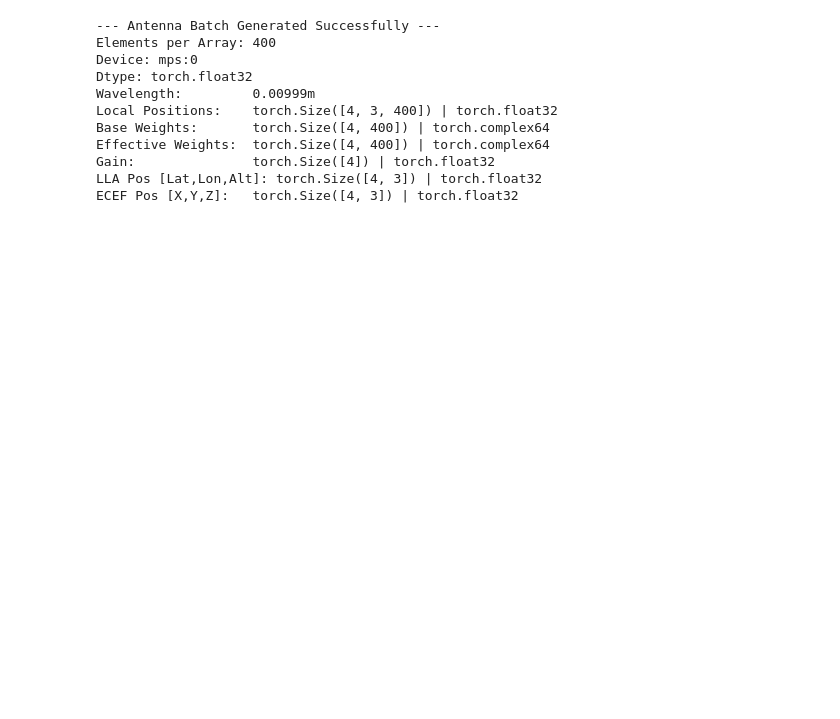
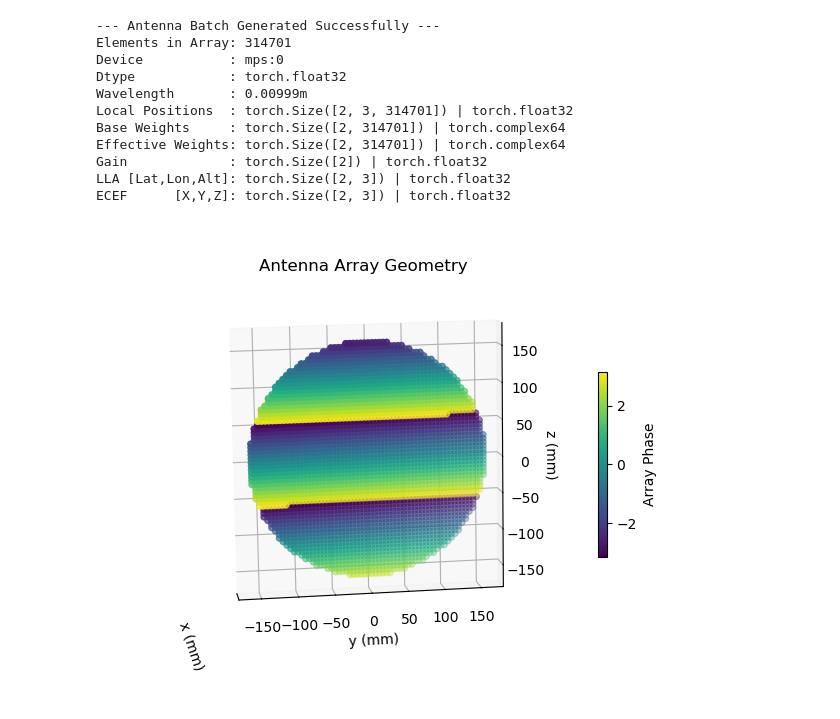
Before and after one commit to rtlaryan/Helios, a Jupyter notebook: helios.ipynb, the cells around one changed output. Saved outputs shown, nothing was run; the diff lists cells and outputs as text; code cells hidden in the pictures; blank space fills up the shorter version.

```diff
--- a/helios.ipynb
+++ b/helios.ipynb
@@ -2,6 +9,7 @@
 import torch
 from scripts.arraySpec import ArraySpec
 from scripts.batchFactory import generateBatch
+from ui.export_target import load_target_from_pt
 
 # Setup device and precision
 dtype = torch.float32
@@ -13,30 +21,37 @@ else:
     device = torch.device("cpu")
 
 
-spec = ArraySpec(failRate=0.05, positionJitterSTD=0.01, phaseJitterSTD=0.1)
-batch = generateBatch(spec, batchSize=4, device=device, dtype=dtype)
+# spec = ArraySpec(failRate=0.05, positionJitterSTD=0.01, phaseJitterSTD=0.1)
+spec = ArraySpec(geometry="UCA", allowedAspectRatio=[1], allowedElementCount=[400000])
+batch = generateBatch(spec, batchSize=2, device=device, dtype=dtype, weightsType="random")
+target = load_target_from_pt("target_spec.pt")
+hotspot = target.hotspotCoordinates[0].to(device)
+
+batch2 = generateBatch(
+    spec, batchSize=2, device=device, dtype=dtype, weightsType="directed", targetLLA=hotspot
+)
 
 # Output test values
 print("--- Antenna Batch Generated Successfully ---")
-print(f"Elements per Array: {batch.N}")
-print(f"Device: {batch.device}")
-print(f"Dtype: {batch.dtype}")
-print(f"Wavelength:         {batch.wavelength:.5f}m")
-print(f"Local Positions:    {batch.elementLocalPosition.shape} | {batch.elementLocalPosition.dtype}")
-print(f"Base Weights:       {batch.weights.shape} | {batch.weights.dtype}")
-print(f"Effective Weights:  {batch.effective_weights().shape} | {batch.effective_weights().dtype}")
-print(f"Gain:               {batch.gain.shape} | {batch.gain.dtype}")
-print(f"LLA Pos [Lat,Lon,Alt]: {batch.LLAPosition.shape} | {batch.LLAPosition.dtype}")
-print(f"ECEF Pos [X,Y,Z]:   {batch.ECEFPosition.shape} | {batch.ECEFPosition.dtype}")
+print(f"Elements in Array: {batch.N}")
+print(f"Device           : {batch.device}")
+print(f"Dtype            : {batch.dtype}")
+print(f"Wavelength       : {batch.wavelength:.5f}m")
+print(f"Local Positions  : {batch.elementLocalPosition.shape} | {batch.elementLocalPosition.dtype}")
+print(f"Base Weights     : {batch.weights.shape} | {batch.weights.dtype}")
+print(f"Effective Weights: {batch.effective_weights().shape} | {batch.effective_weights().dtype}")
+print(f"Gain             : {batch.gain.shape} | {batch.gain.dtype}")
+print(f"LLA [Lat,Lon,Alt]: {batch.LLAPosition.shape} | {batch.LLAPosition.dtype}")
+print(f"ECEF      [X,Y,Z]: {batch.ECEFPosition.shape} | {batch.ECEFPosition.dtype}")
 # %% [output]
 --- Antenna Batch Generated Successfully ---
-Elements per Array: 400
-Device: mps:0
-Dtype: torch.float32
-Wavelength:         0.00999m
-Local Positions:    torch.Size([4, 3, 400]) | torch.float32
-Base Weights:       torch.Size([4, 400]) | torch.complex64
-Effective Weights:  torch.Size([4, 400]) | torch.complex64
-Gain:               torch.Size([4]) | torch.float32
-LLA Pos [Lat,Lon,Alt]: torch.Size([4, 3]) | torch.float32
-ECEF Pos [X,Y,Z]:   torch.Size([4, 3]) | torch.float32
+Elements in Array: 314701
+Device           : mps:0
+Dtype            : torch.float32
+Wavelength       : 0.00999m
+Local Positions  : torch.Size([2, 3, 314701]) | torch.float32
+Base Weights     : torch.Size([2, 314701]) | torch.complex64
+Effective Weights: torch.Size([2, 314701]) | torch.complex64
+Gain             : torch.Size([2]) | torch.float32
+LLA [Lat,Lon,Alt]: torch.Size([2, 3]) | torch.float32
+ECEF      [X,Y,Z]: torch.Size([2, 3]) | torch.float32
@@ -48,0 +58,6 @@ GAMap = matData['GA']['data'][0][0]
+# %%
+from scripts.plots import plotArrayGeometry
+
+plotArrayGeometry(batch2)
+# %% [output]
+[figure, added]
```
Also changed, not shown: parts of 4 cells of this notebook, 32 other files.
